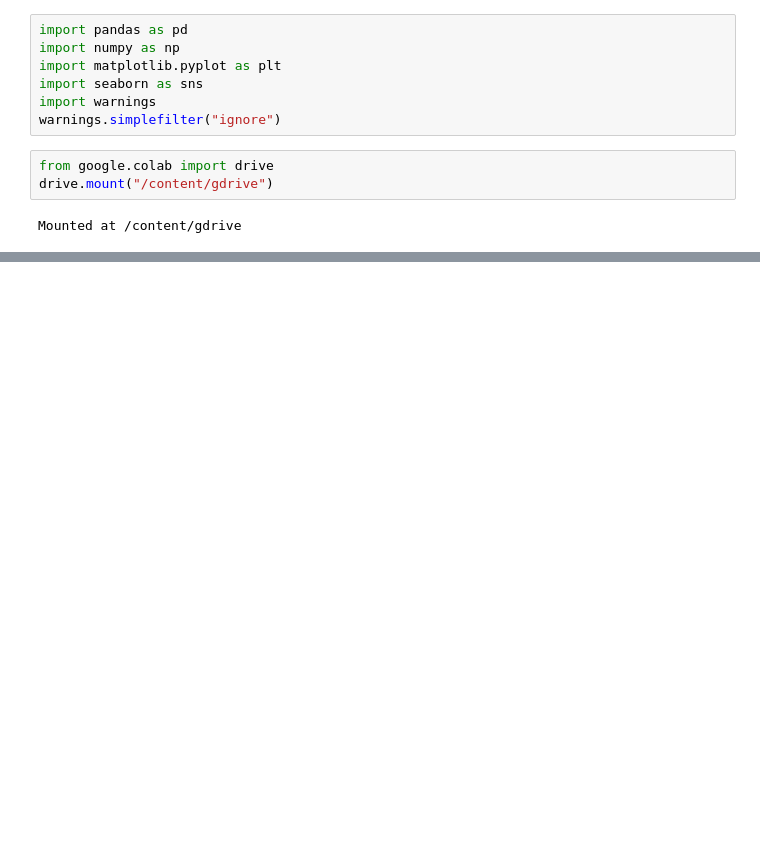
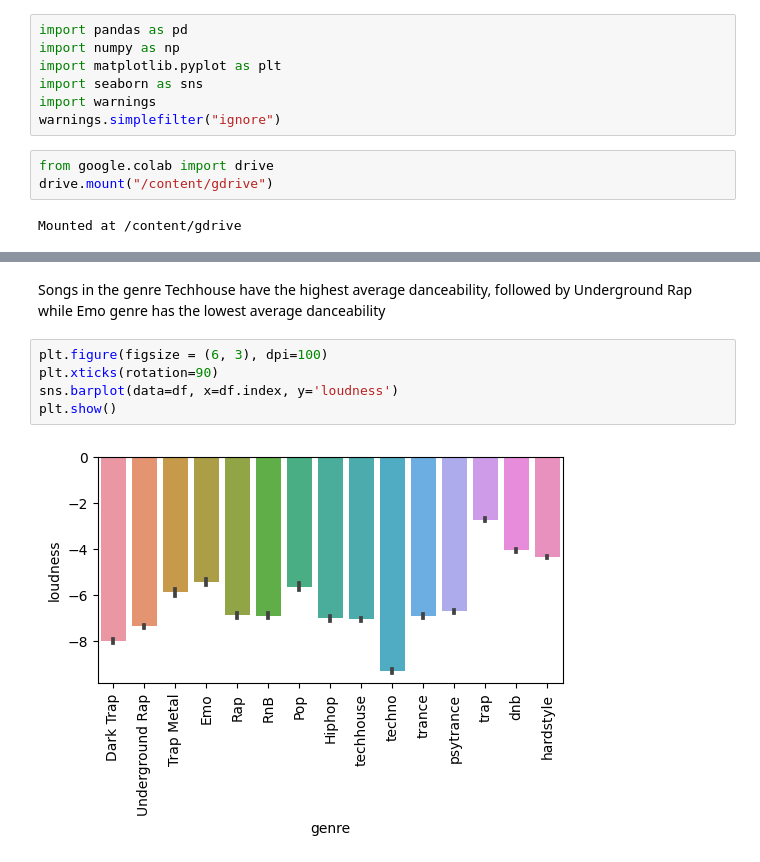
Before and after one commit to meisam210905/Sani, a Jupyter notebook: genres_v2.ipynb, the cells around one changed output, grey strips where cells are left out. Saved outputs shown, nothing was run; the diff lists cells and outputs as text; blank space fills up the shorter version.

```diff
--- a/genres_v2.ipynb
+++ b/genres_v2.ipynb
@@ -30,0 +122,9 @@ pd.read_csv('/content/gdrive/My Drive/Datasets/genres_v2.csv')
+# %% [markdown]
+Songs in the genre Techhouse have the highest average danceability, followed by Underground Rap while Emo genre has the lowest average danceability
+# %%
+plt.figure(figsize = (6, 3), dpi=100)
+plt.xticks(rotation=90)
+sns.barplot(data=df, x=df.index, y='loudness')
+plt.show()
+# %% [output]
+[figure, added]
```
Also changed, not shown: parts of 36 cells of this notebook.
